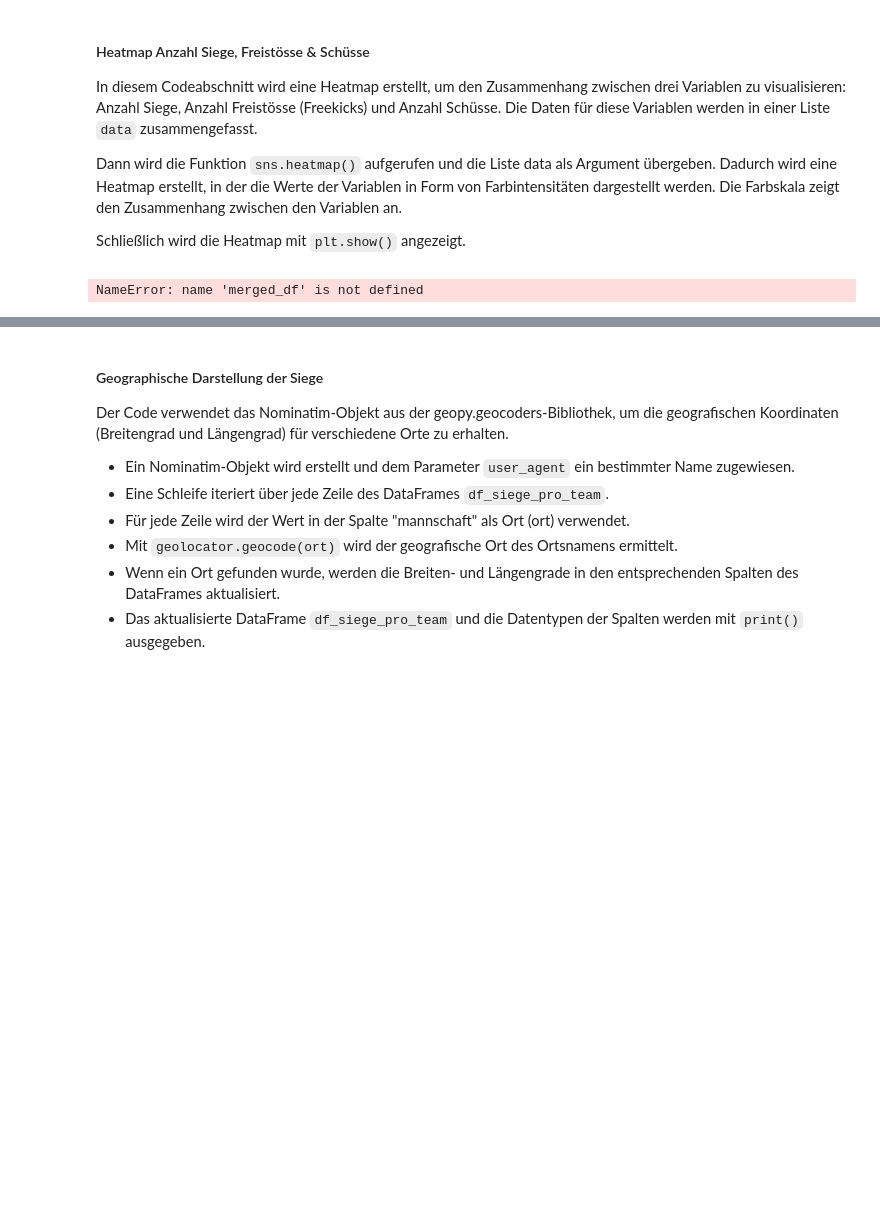
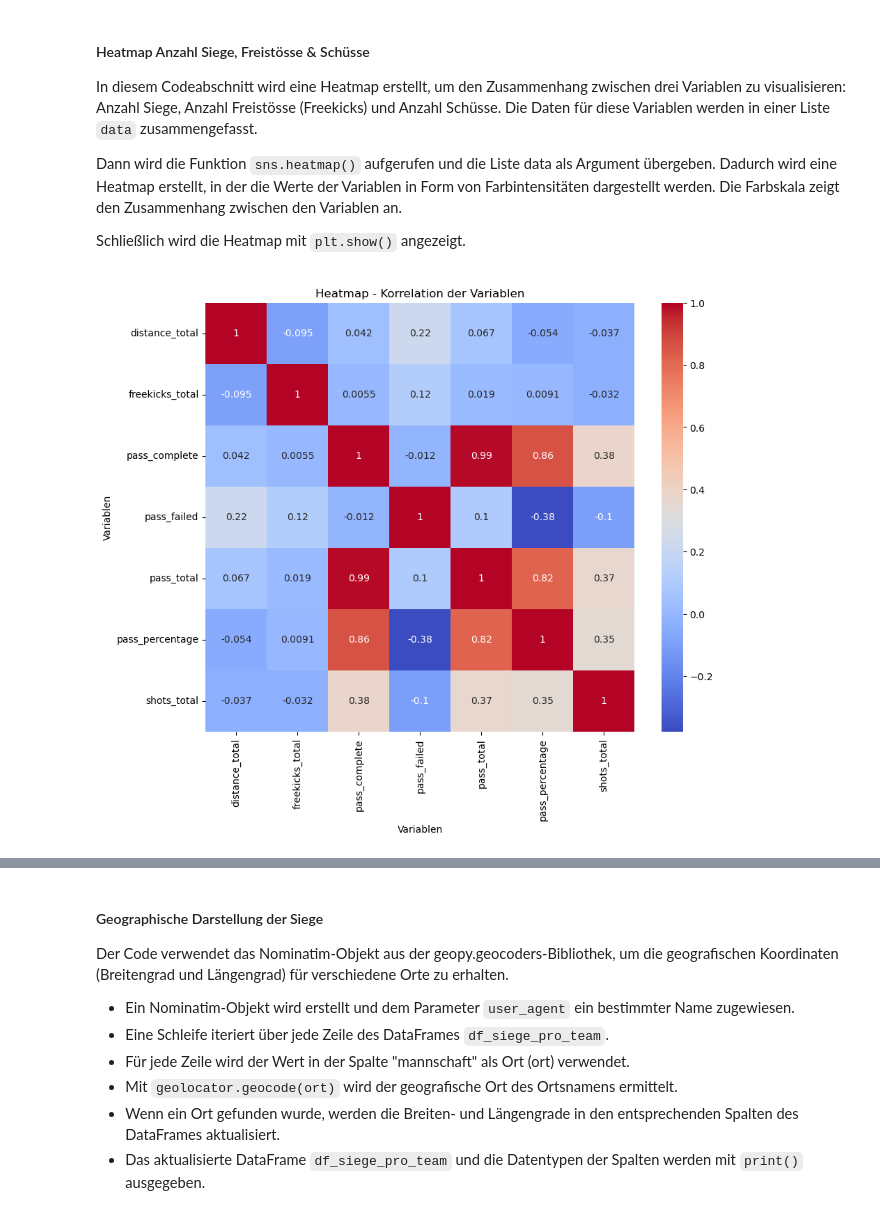
Before and after one commit to meierr14/Projektarbeit_ADS_FS2023_Gruppe_15, a Jupyter notebook: ExplorativeDatenanalyse/ExplorativeDatenanalyse.ipynb, the cells around one changed output, grey strips where cells are left out. Drawn from its saved outputs; the diff is of its cells as text; code cells hidden in the pictures; blank space fills up the shorter version.

```diff
--- a/ExplorativeDatenanalyse/ExplorativeDatenanalyse.ipynb
+++ b/ExplorativeDatenanalyse/ExplorativeDatenanalyse.ipynb
@@ -540,13 +558,34 @@ Dann wird die Funktion `sns.heatmap()` aufgerufen und die Liste data als Argumen
 
 Schließlich wird die Heatmap mit `plt.show()` angezeigt.
 </span>
-# %%
-# Heatmap
-# Macht aktuell noch wenig Sinn
-data= [merged_df['anzahl siege'], sum_freekicks_total,sum_shots_total]
-
-sns.heatmap(data)
-
-plt.show()
-# %% [output]
-NameError: name 'merged_df' is not defined
+# %%
+# Heatmap
+# Führe die Merge-Operationen durch
+#merged_df = df_corners.merge(df_distance, on=['matchday', 'team_id'], suffixes=('_corners', '_distance'))
+merged_df = df_distance.merge(df_freekicks, on=['matchday', 'team_id'], suffixes=('_merged', '_freekicks'))
+merged_df = merged_df.merge(df_paesse, on=['matchday', 'team_id'], suffixes=('_merged_paesse', '_paesse'))
+merged_df = merged_df.merge(df_shots, on=['matchday', 'team_id'], suffixes=('_merged_shots', '_shots'))
+merged_df = merged_df.merge(df_touch, on=['matchday', 'team_id'], suffixes=('_merged_touch', '_touch'))
+
+# Doppelte Spalten löschen
+merged_df = merged_df.drop(['id_merged_shots', 'id_shots', 'id_freekicks', 'id'], axis=1)
+
+# Extrahiere die relevanten Spalten
+heatmap_data = merged_df[['distance_total', 'freekicks_total', 'pass_complete', 'pass_failed', 'pass_total', 'pass_percentage', 'shots_total']]
+
+# Berechne die Korrelationsmatrix
+correlation_matrix = heatmap_data.corr()
+
+# Erstelle die Heatmap
+plt.figure(figsize=(10, 8))
+sns.heatmap(correlation_matrix, annot=True, cmap='coolwarm', square=True)
+
+# Beschriftungen
+plt.title('Heatmap - Korrelation der Variablen')
+plt.xlabel('Variablen')
+plt.ylabel('Variablen')
+
+# Zeige die Heatmap an
+plt.show()
+# %% [output]
+[figure, added]
```
Also changed, not shown: parts of 6 cells of this notebook.
